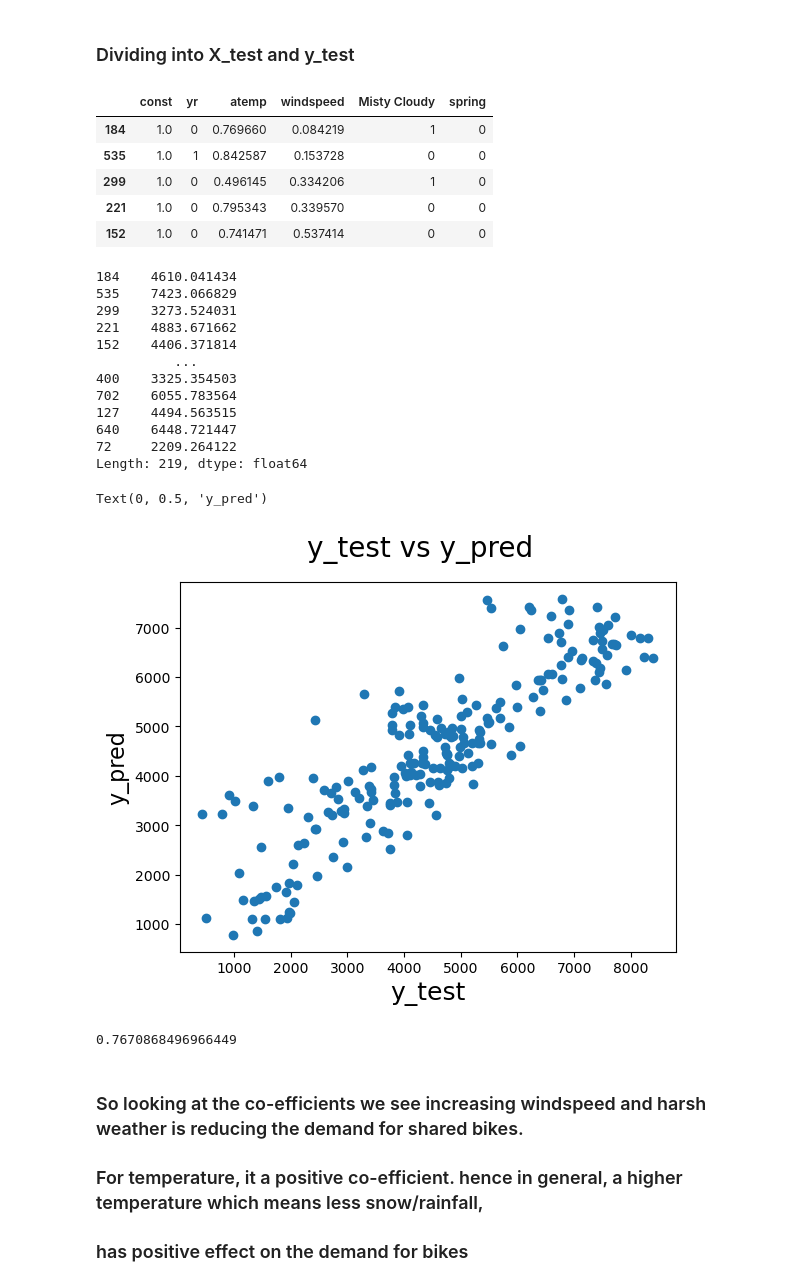
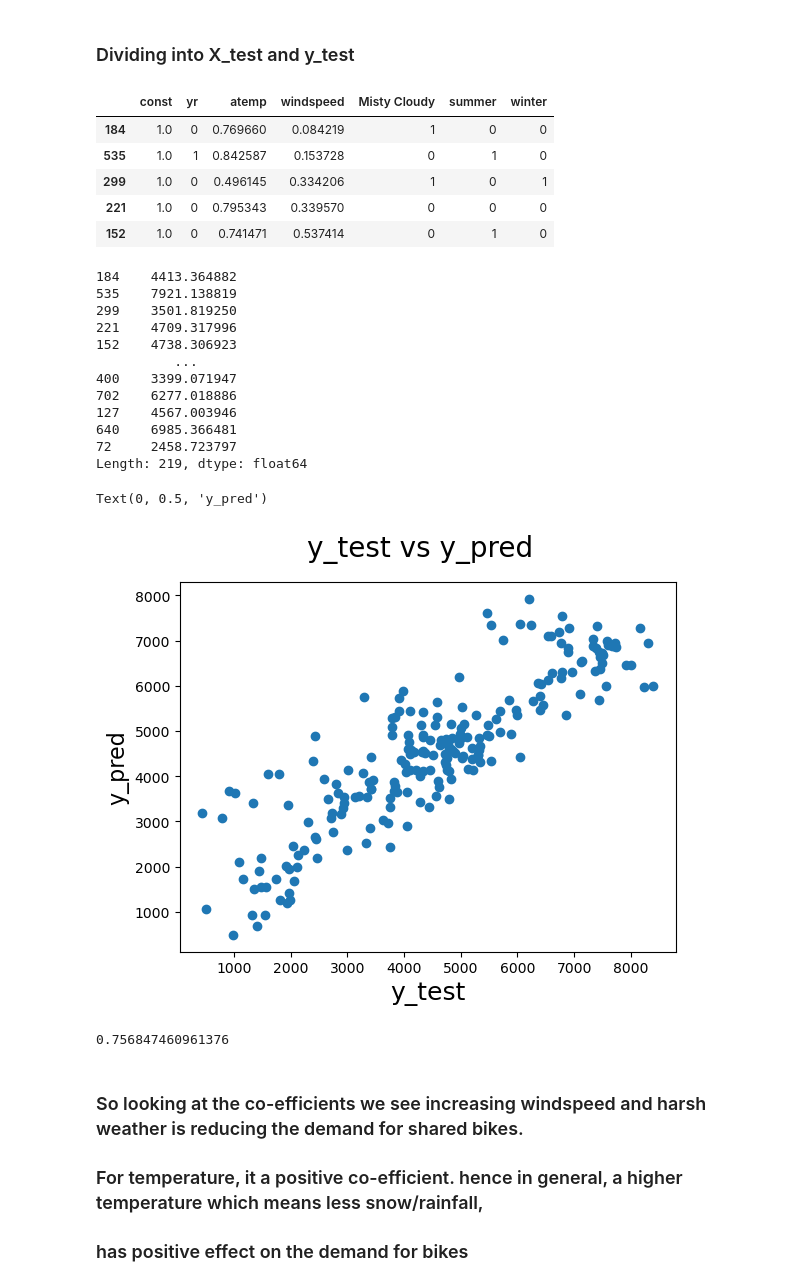
Before and after one commit to Nitika511/BikeSharingAssignment, a Jupyter notebook: BikeSharing.ipynb, the cells around one changed output. Drawn from its saved outputs; the diff is of its cells as text; code cells hidden in the pictures.

```diff
--- a/BikeSharing.ipynb
+++ b/BikeSharing.ipynb
@@ -502,8 +504,8 @@ vif
 | 1 | yr | 1.01 |
 | 4 | Misty Cloudy | 1.01 |
 # %%
-# Lets drop summer with a high p-value and retrain the model
-X = X_train_lm.drop('summer', axis=1)
+# Lets drop spring with a high p-value and retrain the model
+X = X_train_lm.drop('spring', axis=1)
 X_train_lm = sm.add_constant(X)
 X_train_lm
 # %% [output]
@@ -564,5 +562,0 @@ vif
-# %%
-# Lets drop summar with a high p-value and retrain the model
-X = X_train_lm.drop('winter', axis=1)
-X_train_lm = sm.add_constant(X)
-X_train_lm
@@ -653,44 +614,44 @@ df_test.head()
 y_test = df_test.pop('cnt')
 X_test = df_test
 # %%
-X_test_m4 = sm.add_constant(X_test)
-X_test_m4 = X_test_m4.drop(['summer','winter','Partly Cloudy'], axis=1)
-X_test_m4.head()
+X_test_m3 = sm.add_constant(X_test)
+X_test_m3 = X_test_m3.drop(['spring','Partly Cloudy'], axis=1)
+X_test_m3.head()
 # %% [output]
-|  | const | yr | atemp | windspeed | Misty Cloudy | spring |
-| 184 | 1.0 | 0 | 0.769660 | 0.084219 | 1 | 0 |
-| 535 | 1.0 | 1 | 0.842587 | 0.153728 | 0 | 0 |
-| 299 | 1.0 | 0 | 0.496145 | 0.334206 | 1 | 0 |
-| 221 | 1.0 | 0 | 0.795343 | 0.339570 | 0 | 0 |
-| 152 | 1.0 | 0 | 0.741471 | 0.537414 | 0 | 0 |
+|  | const | yr | atemp | windspeed | Misty Cloudy | summer | winter |
+| 184 | 1.0 | 0 | 0.769660 | 0.084219 | 1 | 0 | 0 |
+| 535 | 1.0 | 1 | 0.842587 | 0.153728 | 0 | 1 | 0 |
+| 299 | 1.0 | 0 | 0.496145 | 0.334206 | 1 | 0 | 1 |
+| 221 | 1.0 | 0 | 0.795343 | 0.339570 | 0 | 0 | 0 |
+| 152 | 1.0 | 0 | 0.741471 | 0.537414 | 0 | 1 | 0 |
 # %%
-y_pred_m4 = lr_4.predict(X_test_m4)
-y_pred_m4
+y_pred_m3 = lr_3.predict(X_test_m3)
+y_pred_m3
 # %% [output]
-184    4610.041434
-535    7423.066829
-299    3273.524031
-221    4883.671662
-152    4406.371814
+184    4413.364882
+535    7921.138819
+299    3501.819250
+221    4709.317996
+152    4738.306923
           ...
-400    3325.354503
-702    6055.783564
-127    4494.563515
-640    6448.721447
-72     2209.264122
+400    3399.071947
+702    6277.018886
+127    4567.003946
+640    6985.366481
+72     2458.723797
 Length: 219, dtype: float64
 # %%
 fig = plt.figure()
-plt.scatter(y_test, y_pred_m4)
+plt.scatter(y_test, y_pred_m3)
 fig.suptitle('y_test vs y_pred', fontsize = 20)              # Plot heading
 plt.xlabel('y_test', fontsize = 18)                          # X-label
 plt.ylabel('y_pred', fontsize = 16)
 # %% [output]
 Text(0, 0.5, 'y_pred')
-[figure, old version]
+[figure, new version]
 # %%
 from sklearn.metrics import r2_score
-r2_score(y_test, y_pred_m4)
+r2_score(y_test, y_pred_m3)
 # %% [output]
-0.7670868496966449
+0.756847460961376
 # %%
```
Also changed, not shown: parts of 22 cells of this notebook, 1 other file.
